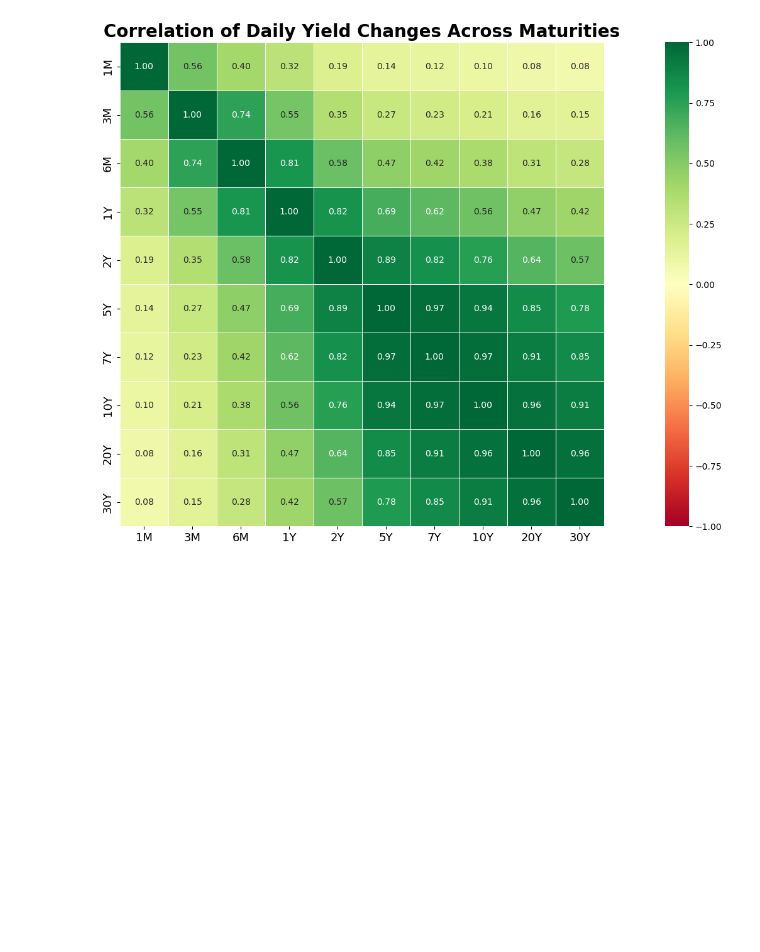
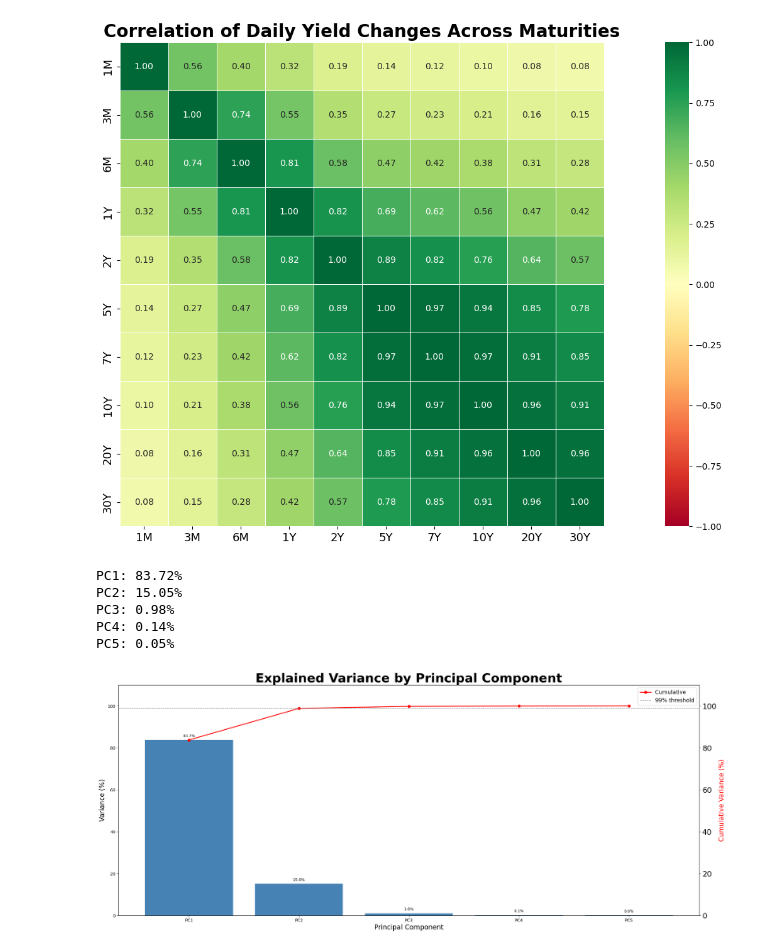
Before and after one commit to SahilB21/yieldcurvepca, a Jupyter notebook: yield_curve_analysis.ipynb, the cells around one changed output. Saved outputs shown, nothing was run; the diff lists cells and outputs as text; code cells hidden in the pictures; blank space fills up the shorter version.

Commit message:
Made a graph that shows how much each PCA component contributes to the movement in the graph

```diff
--- a/yield_curve_analysis.ipynb
+++ b/yield_curve_analysis.ipynb
@@ -204,3 +204,63 @@ def correlation_map(data):
 correlation_map(yields_only)
 # %% [output]
 [figure]
+# %%
+def fit_pca(data, n_components=5):
+    scaler = StandardScaler()
+    scaled = scaler.fit_transform(data.values)
+
+    pca = PCA(n_components=n_components)
+    scores = pca.fit_transform(scaled)
+
+    scores_df = pd.DataFrame(
+        scores,
+        index=data.index,
+        columns=[f'PC{i+1}' for i in range(n_components)]
+    )
+
+    return scaler, pca, scores_df
+
+
+scaler, pca, pc_scores = fit_pca(yields_only)
+
+for i, var in enumerate(pca.explained_variance_ratio_):
+    print(f"PC{i+1}: {var*100:.2f}%")
+# %% [output]
+PC1: 83.72%
+PC2: 15.05%
+PC3: 0.98%
+PC4: 0.14%
+PC5: 0.05%
+# %%
+def plot_explained_variance(pca):
+    n = len(pca.explained_variance_ratio_)
+    labels = [f'PC{i+1}' for i in range(n)]
+    individual = pca.explained_variance_ratio_ * 100
+    cumulative = np.cumsum(individual)
+
+    fig, ax1 = plt.subplots(figsize=(25, 10))
+
+    bars = ax1.bar(labels, individual, color='steelblue')
+    ax1.set_ylabel('Variance (%)', fontsize=16)
+    ax1.set_ylim(0, 110)
+
+    ax2 = ax1.twinx()
+    ax2.plot(labels, cumulative, color='red', marker='o', linewidth=2, label='Cumulative')
+    ax2.axhline(99, color='gray', linestyle='--', linewidth=1.0, label='99% threshold')
+    ax2.legend(loc='upper right', fontsize=13)
+    ax2.tick_params(axis='both', labelsize=18)
+    ax2.set_ylabel('Cumulative Variance (%)', color='red', fontsize=16)
+    ax2.set_ylim(0, 110)
+
+    for bar, val in zip(bars, individual):
+        ax1.text(bar.get_x() + bar.get_width()/2, bar.get_height() + 1, f'{val:.1f}%', ha='center', va='bottom', fontsize=9)
+
+    ax1.set_title('Explained Variance by Principal Component', fontsize=30, fontweight='bold')
+    ax1.set_xlabel('Principal Component', fontsize=16)
+    plt.savefig('explained_variance.png', dpi=150)
+    plt.show()
+
+
+plot_explained_variance(pca)
+# %% [output]
+[figure, added]
```
Also changed, not shown: 1 other file.
